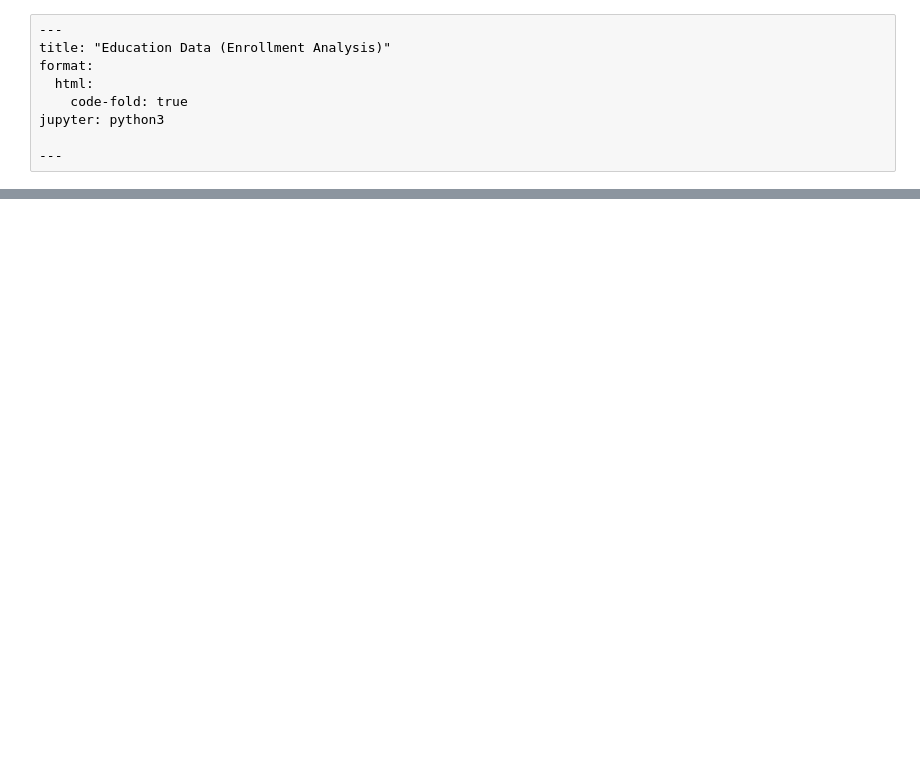
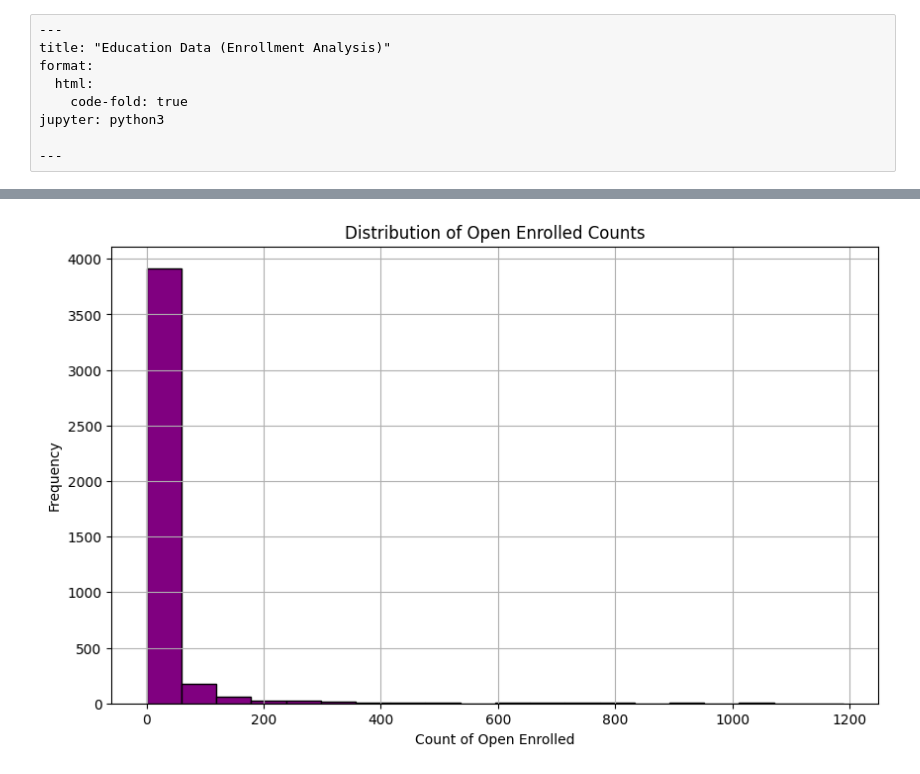
Before and after one commit to sahab-bahaji/education-data, a Jupyter notebook: docs/hello.ipynb, the cells around one changed output, grey strips where cells are left out. Drawn from its saved outputs; the diff is of its cells as text; code cells hidden in the pictures; blank space fills up the shorter version.

```diff
--- a/docs/hello.ipynb
+++ b/docs/hello.ipynb
@@ -112,0 +72,11 @@ fig5.show()
+# %%
+# Plot the histogram
+plt.figure(figsize=(10, 6))
+plt.hist(df['Count of Open Enrolled'], bins=20, color='purple', edgecolor='black')
+plt.title('Distribution of Open Enrolled Counts')
+plt.xlabel('Count of Open Enrolled')
+plt.ylabel('Frequency')
+plt.grid(True)
+plt.show()
+# %% [output]
+[figure, added]
```
Also changed, not shown: parts of 12 cells of this notebook, 7 other files.
